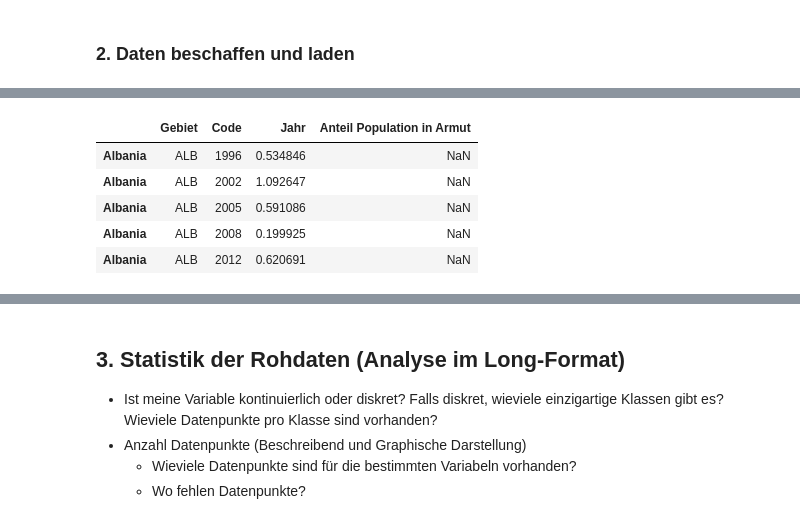
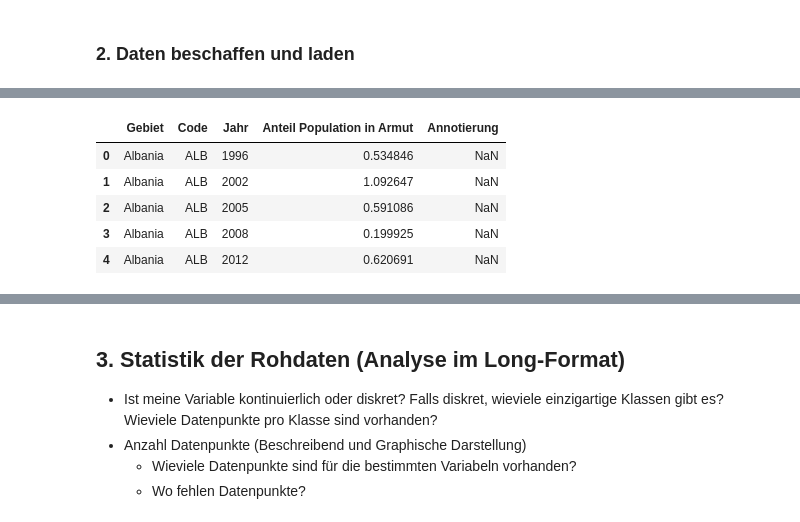
Before and after one commit to karinavonfelbert/Python-Leistungsnachweis, a Jupyter notebook: Python_LN.ipynb, the cells around one changed output, grey strips where cells are left out. Saved outputs shown, nothing was run; the diff lists cells and outputs as text; code cells hidden in the pictures.

```diff
--- a/Python_LN.ipynb
+++ b/Python_LN.ipynb
@@ -25,15 +45,14 @@ from matplotlib import pyplot as plt
 # %%
 # lade hier deine Daten
 file_path = "share-of-population-in-extreme-poverty.csv"
-data = pd.read_csv(file_path)
 
-df = pd.read_csv('share-of-population-in-extreme-poverty.csv', skiprows=1,
-                 names=['Gebiet','Code','Jahr','Anteil Population in Armut'])
+df = pd.read_csv(file_path, skiprows=1,
+                 names=['Gebiet','Code','Jahr','Anteil Population in Armut','Annotierung'])
 df.head()
 # %% [output]
-|  | Gebiet | Code | Jahr | Anteil Population in Armut |
-| Albania | ALB | 1996 | 0.534846 | NaN |
-| Albania | ALB | 2002 | 1.092647 | NaN |
-| Albania | ALB | 2005 | 0.591086 | NaN |
-| Albania | ALB | 2008 | 0.199925 | NaN |
-| Albania | ALB | 2012 | 0.620691 | NaN |
+|  | Gebiet | Code | Jahr | Anteil Population in Armut | Annotierung |
+| 0 | Albania | ALB | 1996 | 0.534846 | NaN |
+| 1 | Albania | ALB | 2002 | 1.092647 | NaN |
+| 2 | Albania | ALB | 2005 | 0.591086 | NaN |
+| 3 | Albania | ALB | 2008 | 0.199925 | NaN |
+| 4 | Albania | ALB | 2012 | 0.620691 | NaN |
```
Also changed, not shown: parts of 10 cells of this notebook, 1 other file.
